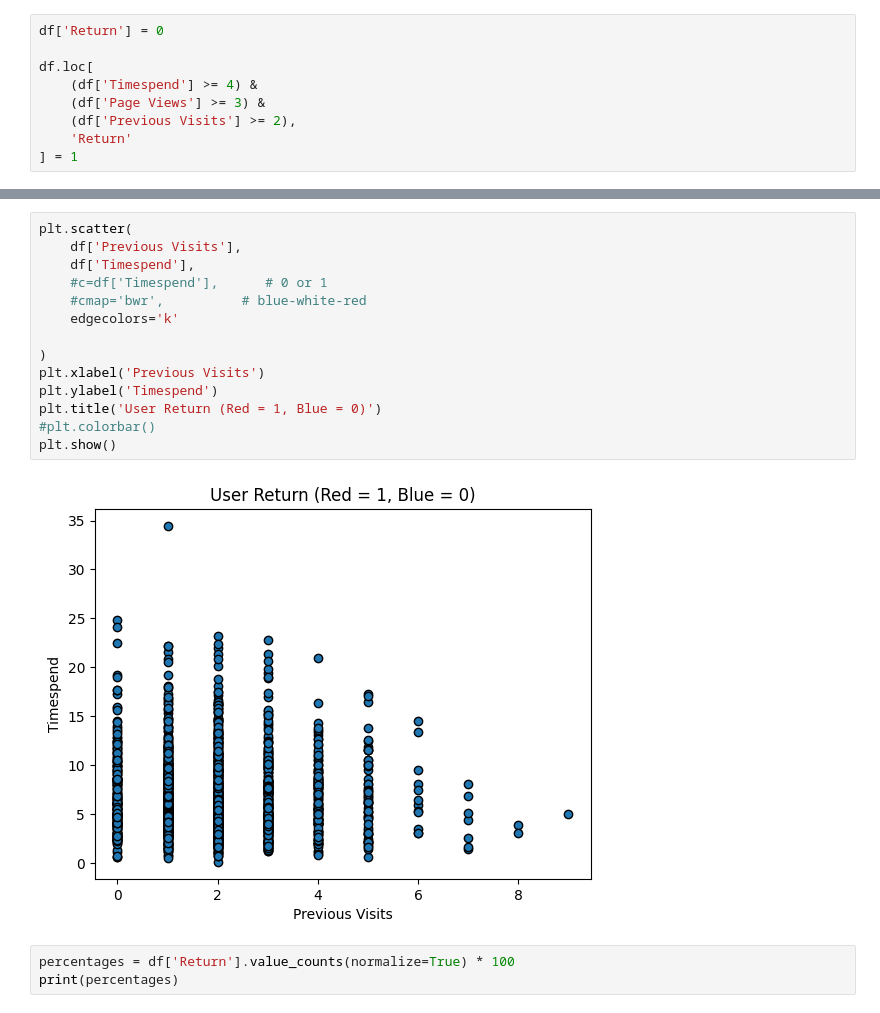
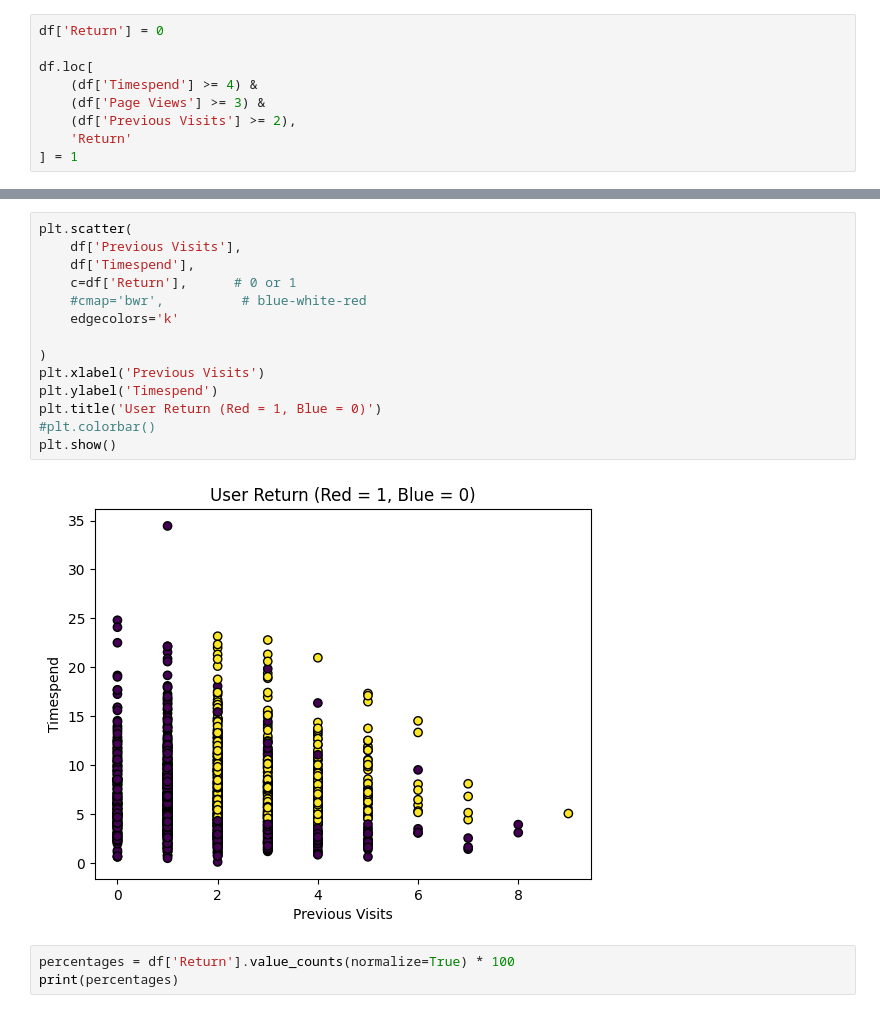
Before and after one commit to Himanshutiwari321/machine--learning-course, a Jupyter notebook: Projects-ML/project3_URP.ipynb, the cells around one changed output, grey strips where cells are left out. Saved outputs shown, nothing was run; the diff lists cells and outputs as text.

```diff
--- a/Projects-ML/project3_URP.ipynb
+++ b/Projects-ML/project3_URP.ipynb
@@ -203,19 +264,19 @@ df.shape
 # %%
 plt.scatter(
     df['Previous Visits'],
     df['Timespend'],
-    #c=df['Timespend'],      # 0 or 1
+    c=df['Return'],      # 0 or 1
     #cmap='bwr',          # blue-white-red
     edgecolors='k'
 
 )
 plt.xlabel('Previous Visits')
 plt.ylabel('Timespend')
 plt.title('User Return (Red = 1, Blue = 0)')
 #plt.colorbar()
 plt.show()
 # %% [output]
-[figure, old version]
+[figure, new version]
 # %%
 percentages = df['Return'].value_counts(normalize=True) * 100
 print(percentages)
```
Also changed, not shown: parts of 4 cells of this notebook.
